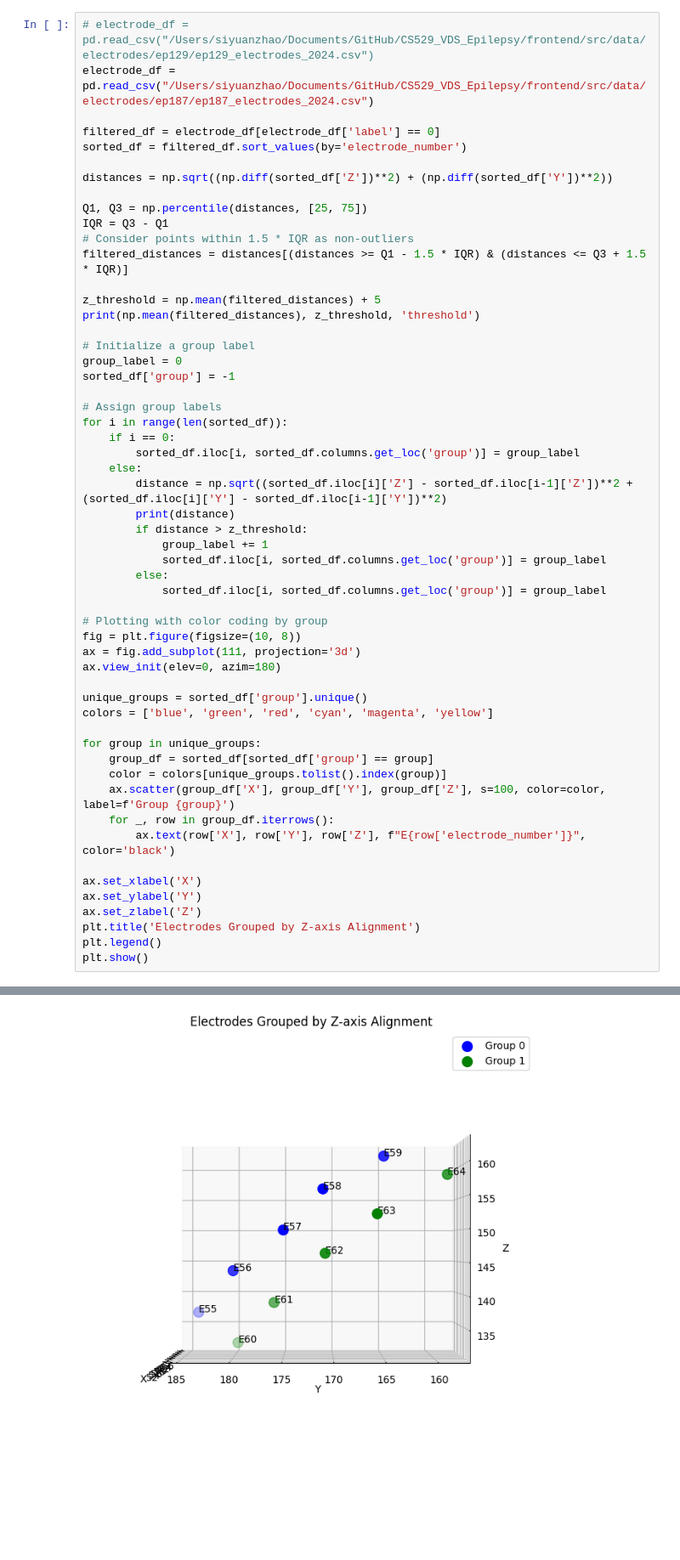
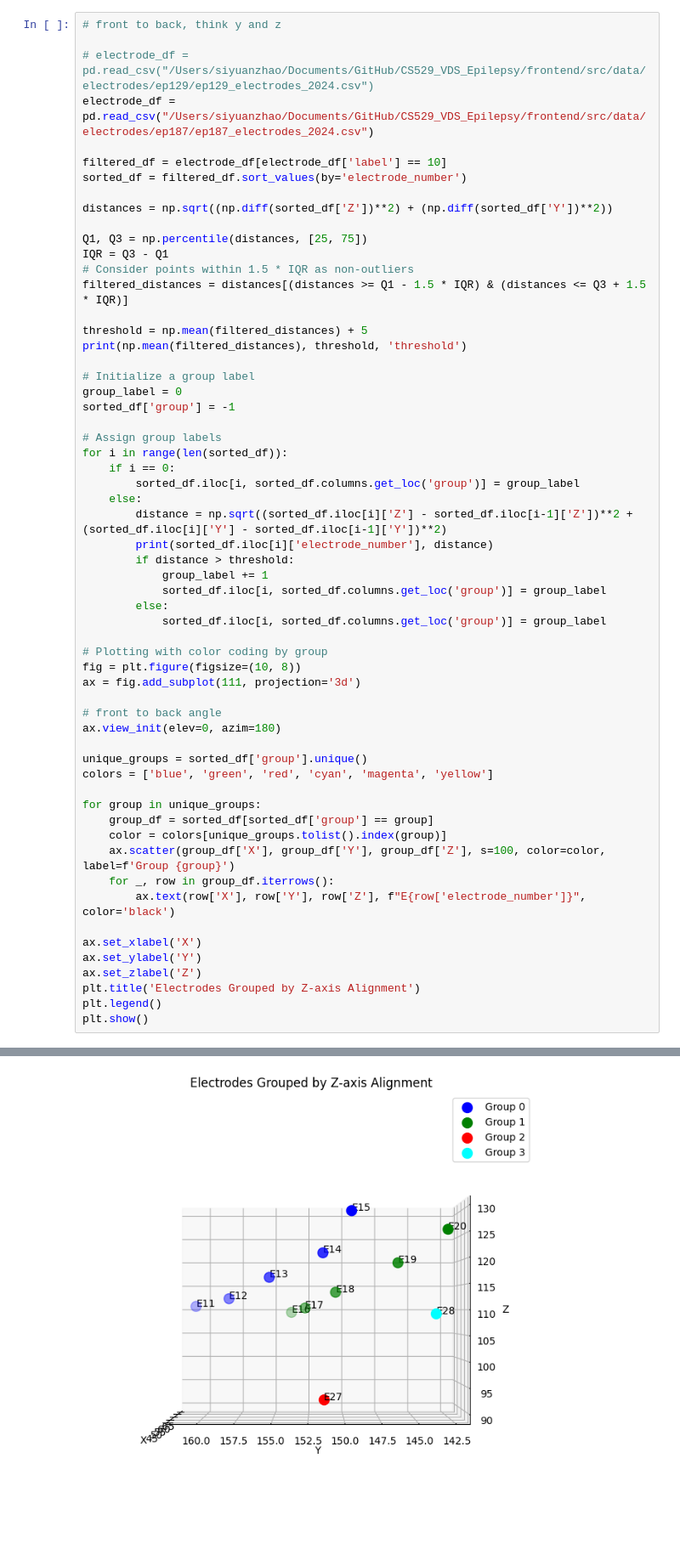
Before and after one commit to ScheWann/CS529_VDS_Epilepsy, a Jupyter notebook: backend/patch.ipynb, the cells around one changed output, grey strips where cells are left out. Shown at 85% size. Saved outputs shown, nothing was run; the diff lists cells and outputs as text; blank space fills up the shorter version.

```diff
--- a/backend/patch.ipynb
+++ b/backend/patch.ipynb
@@ -10,10 +10,12 @@ from io import StringIO
 from sklearn.cluster import DBSCAN
 from sklearn.preprocessing import StandardScaler
 # %%
+# front to back, think y and z
+
 # electrode_df = pd.read_csv("/Users/siyuanzhao/Documents/GitHub/CS529_VDS_Epilepsy/frontend/src/data/electrodes/ep129/ep129_electrodes_2024.csv")
 electrode_df = pd.read_csv("/Users/siyuanzhao/Documents/GitHub/CS529_VDS_Epilepsy/frontend/src/data/electrodes/ep187/ep187_electrodes_2024.csv")
 
-filtered_df = electrode_df[electrode_df['label'] == 0]
+filtered_df = electrode_df[electrode_df['label'] == 10]
 sorted_df = filtered_df.sort_values(by='electrode_number')
 
 distances = np.sqrt((np.diff(sorted_df['Z'])**2) + (np.diff(sorted_df['Y'])**2))
@@ -23,8 +25,8 @@ IQR = Q3 - Q1
 # Consider points within 1.5 * IQR as non-outliers
 filtered_distances = distances[(distances >= Q1 - 1.5 * IQR) & (distances <= Q3 + 1.5 * IQR)]
 
-z_threshold = np.mean(filtered_distances) + 5
-print(np.mean(filtered_distances), z_threshold, 'threshold')
+threshold = np.mean(filtered_distances) + 5
+print(np.mean(filtered_distances), threshold, 'threshold')
 
 # Initialize a group label
 group_label = 0
@@ -36,8 +38,8 @@ for i in range(len(sorted_df)):
         sorted_df.iloc[i, sorted_df.columns.get_loc('group')] = group_label
     else:
         distance = np.sqrt((sorted_df.iloc[i]['Z'] - sorted_df.iloc[i-1]['Z'])**2 + (sorted_df.iloc[i]['Y'] - sorted_df.iloc[i-1]['Y'])**2)
-        print(distance)
-        if distance > z_threshold:
+        print(sorted_df.iloc[i]['electrode_number'], distance)
+        if distance > threshold:
             group_label += 1
             sorted_df.iloc[i, sorted_df.columns.get_loc('group')] = group_label
         else:
@@ -46,6 +48,8 @@ for i in range(len(sorted_df)):
 # Plotting with color coding by group
 fig = plt.figure(figsize=(10, 8))
 ax = fig.add_subplot(111, projection='3d')
+
+# front to back angle
 ax.view_init(elev=0, azim=180)
 
 unique_groups = sorted_df['group'].unique()
@@ -78 +84 @@ plt.show()
-[figure, old version]
+[figure, new version]
```
Also changed, not shown: parts of 3 cells of this notebook.
